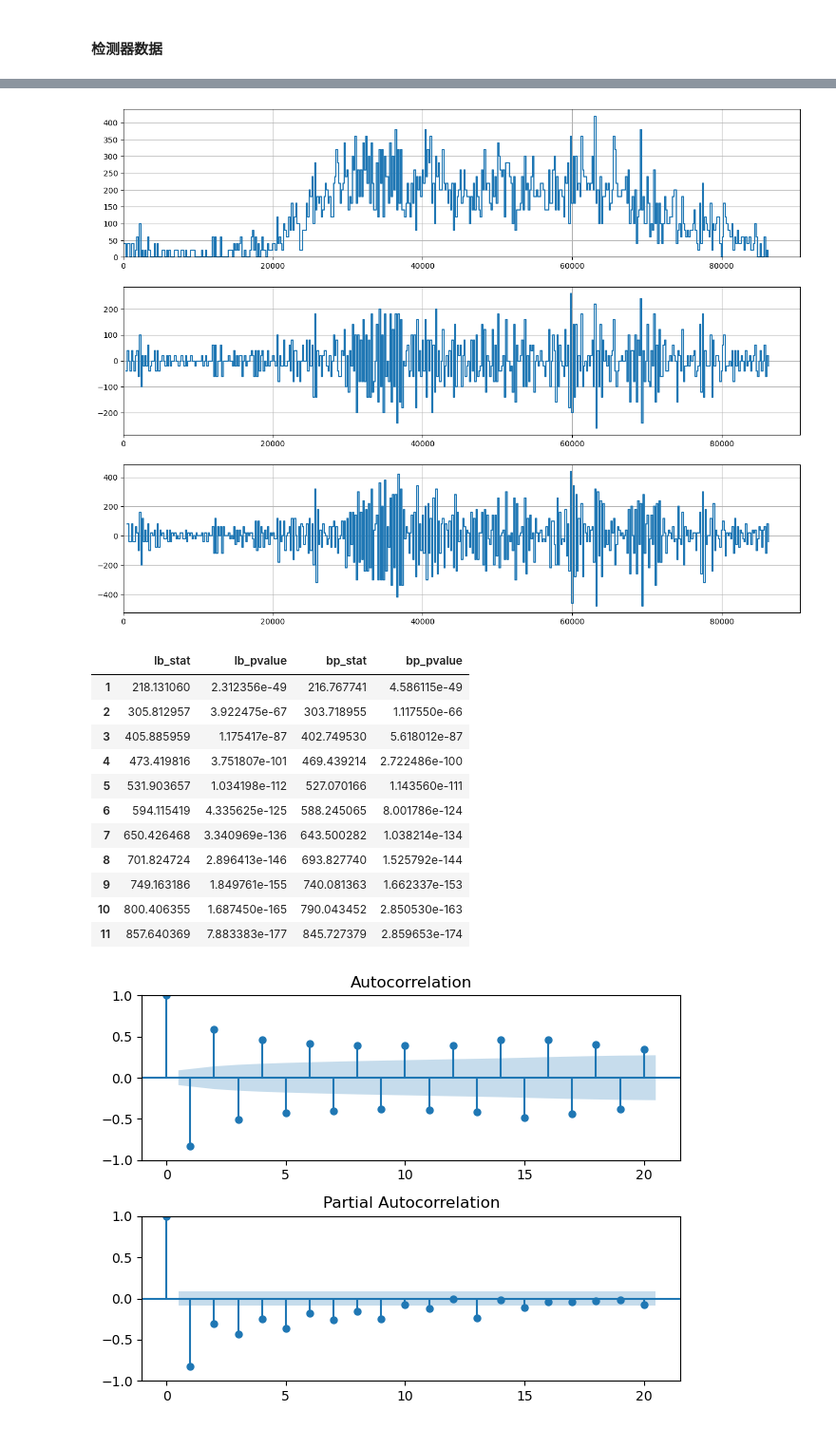
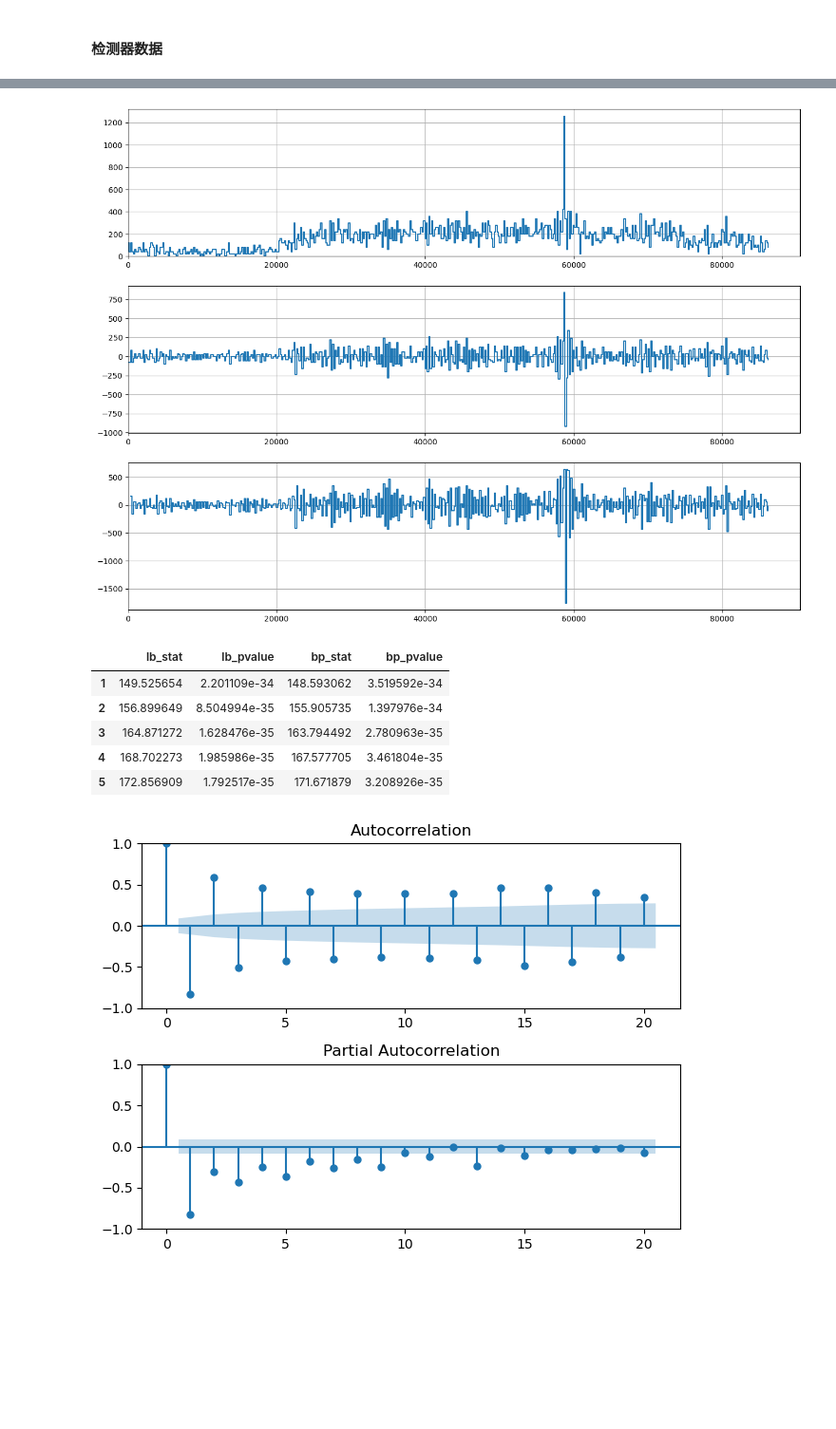
Before and after one commit to feng-jialong/Network-Control, a Jupyter notebook: exp.ipynb, the cells around one changed output, grey strips where cells are left out. Shown at 95% size. Cells and saved outputs as stored; diff of their text form; code cells hidden in the pictures; blank space fills up the shorter version.

```diff
--- a/exp.ipynb
+++ b/exp.ipynb
@@ -123,3 +130,2 @@ Name: count, Length: 1020, dtype: int64
 # %%
-m = measurements.query("detid == 'K10D11' and day == '2015-10-26'")
-m.head(5)
+m = measurements.query("detid == @probe_det and day == '2015-10-30'")
@@ -148,24 +147,18 @@ axs[2].grid()
 
 fig.set_size_inches(40/2.54,30/2.54)
 # %% [output]
-[figure, old version]
+[figure, new version]
 # %%
 # tsa
 from statsmodels.stats.diagnostic import acorr_ljungbox
-acorr_ljungbox(m.flow.diff(1).dropna(),lags=[i for i in range(1,12)],boxpierce=True)  # 差分后会出现nan，需要去除
+acorr_ljungbox(m.flow.diff(1).dropna(),lags=[i for i in range(1,6)],boxpierce=True)  # 差分后会出现nan，需要去除
 # %% [output]
 |  | lb_stat | lb_pvalue | bp_stat | bp_pvalue |
-| 1 | 218.131060 | 2.312356e-49 | 216.767741 | 4.586115e-49 |
-| 2 | 305.812957 | 3.922475e-67 | 303.718955 | 1.117550e-66 |
-| 3 | 405.885959 | 1.175417e-87 | 402.749530 | 5.618012e-87 |
-| 4 | 473.419816 | 3.751807e-101 | 469.439214 | 2.722486e-100 |
-| 5 | 531.903657 | 1.034198e-112 | 527.070166 | 1.143560e-111 |
-| 6 | 594.115419 | 4.335625e-125 | 588.245065 | 8.001786e-124 |
-| 7 | 650.426468 | 3.340969e-136 | 643.500282 | 1.038214e-134 |
-| 8 | 701.824724 | 2.896413e-146 | 693.827740 | 1.525792e-144 |
-| 9 | 749.163186 | 1.849761e-155 | 740.081363 | 1.662337e-153 |
-| 10 | 800.406355 | 1.687450e-165 | 790.043452 | 2.850530e-163 |
-| 11 | 857.640369 | 7.883383e-177 | 845.727379 | 2.859653e-174 |
+| 1 | 149.525654 | 2.201109e-34 | 148.593062 | 3.519592e-34 |
+| 2 | 156.899649 | 8.504994e-35 | 155.905735 | 1.397976e-34 |
+| 3 | 164.871272 | 1.628476e-35 | 163.794492 | 2.780963e-35 |
+| 4 | 168.702273 | 1.985986e-35 | 167.577705 | 3.461804e-35 |
+| 5 | 172.856909 | 1.792517e-35 | 171.671879 | 3.208926e-35 |
 # %%
 fig,axs = plt.subplots(2,1)
 _ = sm.graphics.tsa.plot_acf(m.flow.diff(1).dropna(),lags=20,ax=axs[0])
```
Also changed, not shown: parts of 23 cells of this notebook.
